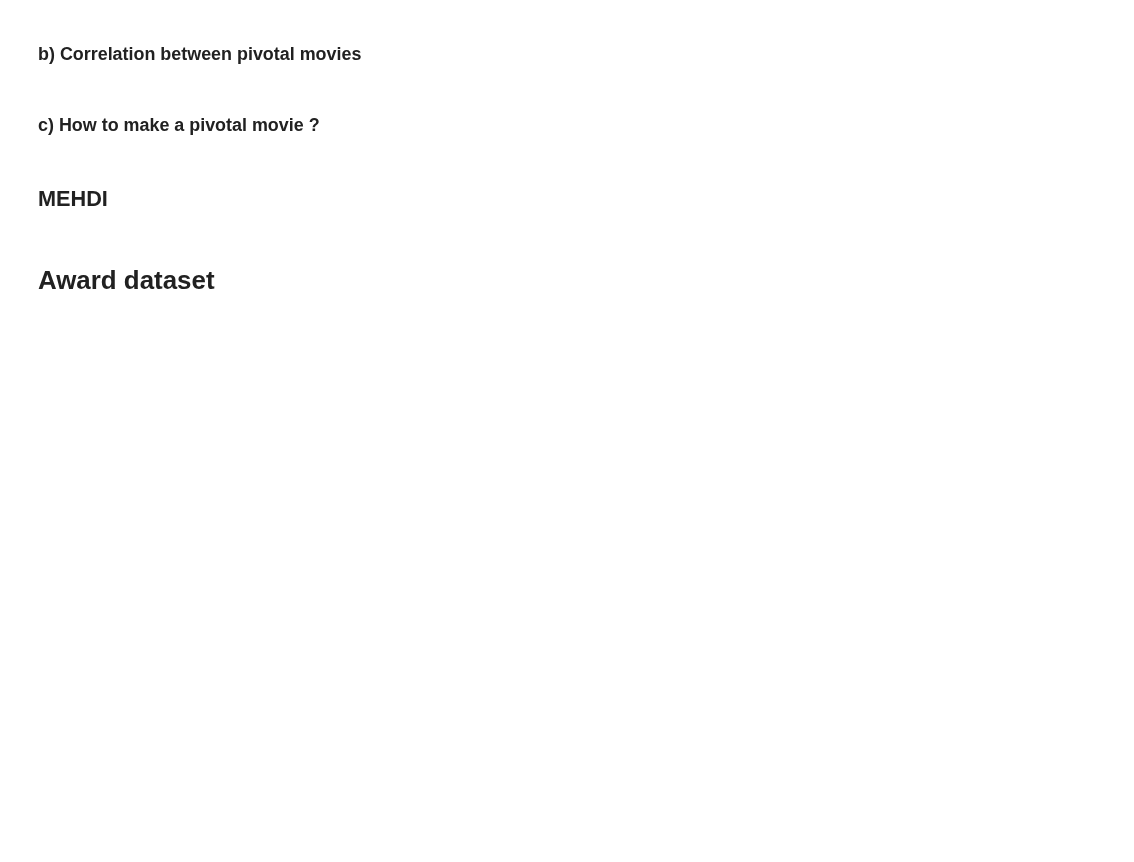
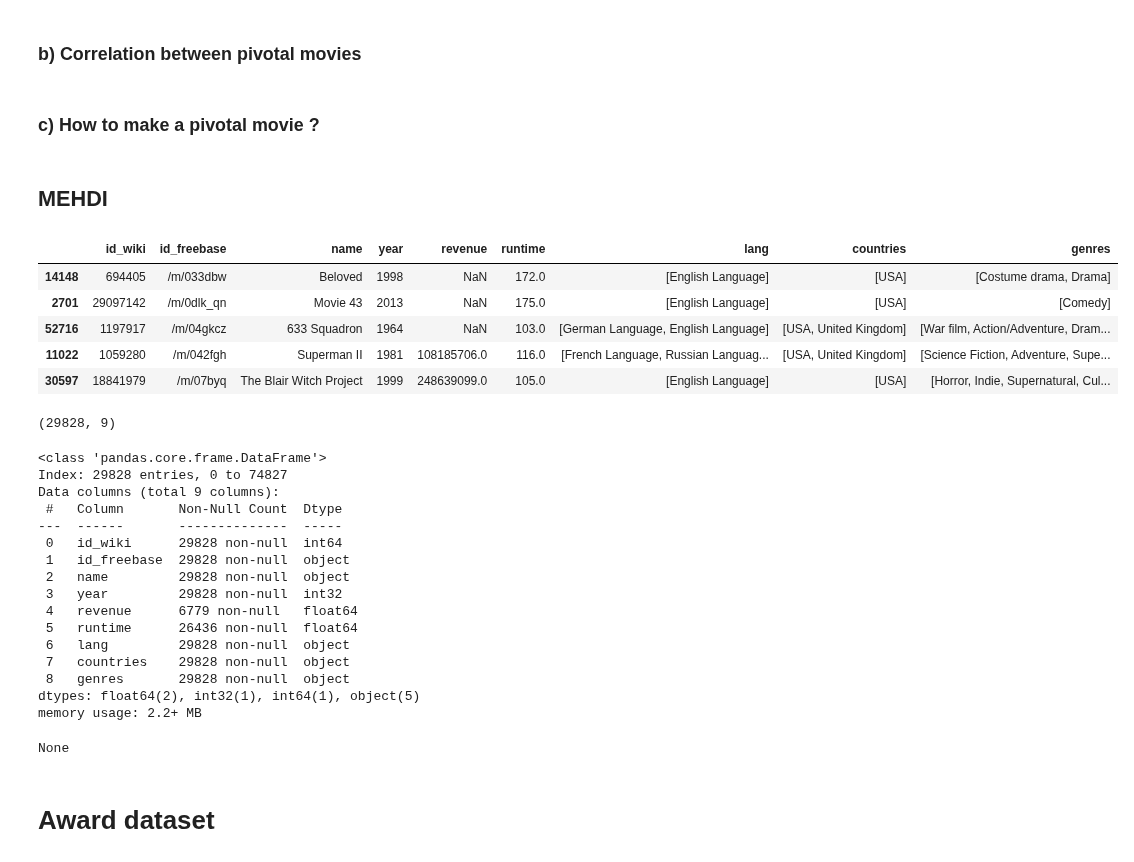
Before and after one commit to epfl-ada/ada-2023-project-thewestbobers, a Jupyter notebook: milestoneP3.ipynb, the cells around one changed output. Saved outputs shown, nothing was run; the diff lists cells and outputs as text; code cells hidden in the pictures; blank space fills up the shorter version.

```diff
--- a/milestoneP3.ipynb
+++ b/milestoneP3.ipynb
@@ -124,6 +124,37 @@ We finally got the set of pivotals movies but we need to do an assessment of the
 ### c) How to make a pivotal movie ?
 # %% [markdown]
 ## MEHDI
+# %%
+# Pre merge df of m2:
+
+display(movies.sample(5))
+display(movies.shape)
+display(movies.info())
+# %% [output]
+|  | id_wiki | id_freebase | name | year | revenue | runtime | lang | countries | genres |
+| 14148 | 694405 | /m/033dbw | Beloved | 1998 | NaN | 172.0 | [English Language] | [USA] | [Costume drama, Drama] |
+| 2701 | 29097142 | /m/0dlk_qn | Movie 43 | 2013 | NaN | 175.0 | [English Language] | [USA] | [Comedy] |
+| 52716 | 1197917 | /m/04gkcz | 633 Squadron | 1964 | NaN | 103.0 | [German Language, English Language] | [USA, United Kingdom] | [War film, Action/Adventure, Dram... |
+| 11022 | 1059280 | /m/042fgh | Superman II | 1981 | 108185706.0 | 116.0 | [French Language, Russian Languag... | [USA, United Kingdom] | [Science Fiction, Adventure, Supe... |
+| 30597 | 18841979 | /m/07byq | The Blair Witch Project | 1999 | 248639099.0 | 105.0 | [English Language] | [USA] | [Horror, Indie, Supernatural, Cul... |
+(29828, 9)
+<class 'pandas.core.frame.DataFrame'>
+Index: 29828 entries, 0 to 74827
+Data columns (total 9 columns):
+ #   Column       Non-Null Count  Dtype
+---  ------       --------------  -----
+ 0   id_wiki      29828 non-null  int64
+ 1   id_freebase  29828 non-null  object
+ 2   name         29828 non-null  object
+ 3   year         29828 non-null  int32
+ 4   revenue      6779 non-null   float64
+ 5   runtime      26436 non-null  float64
+ 6   lang         29828 non-null  object
+ 7   countries    29828 non-null  object
+ 8   genres       29828 non-null  object
+dtypes: float64(2), int32(1), int64(1), object(5)
+memory usage: 2.2+ MB
+None
 # %% [markdown]
 # Award dataset
 # %%
```
Also changed, not shown: parts of 5 cells of this notebook.
